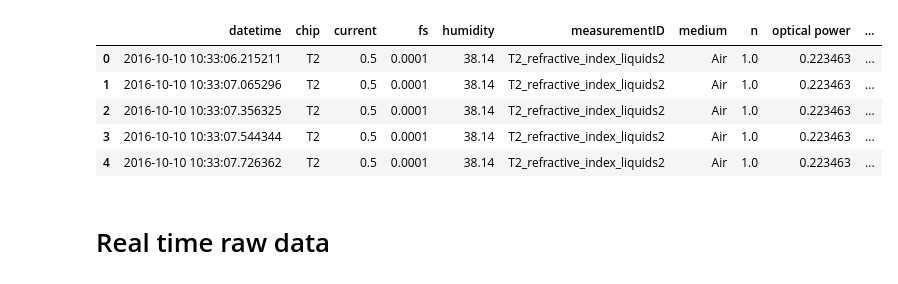
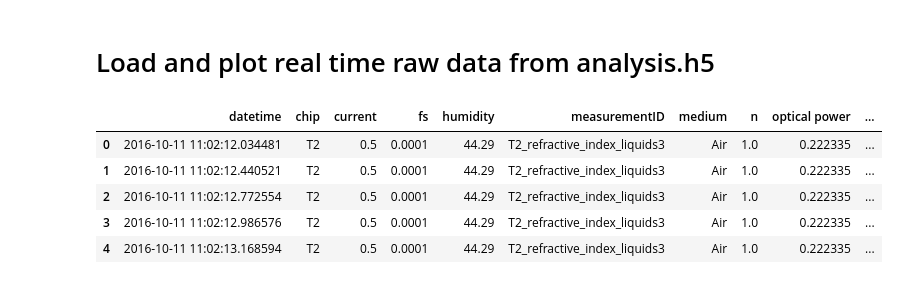
Before and after one commit to mn14tm/FlowCellPicoscope, a Jupyter notebook: Examples/h5Analysis_refractiveIndexLiquids_sweepLaserPower.ipynb, the cells around one changed output. Drawn from its saved outputs; the diff is of its cells as text; code cells hidden in the pictures.

```diff
--- a/Examples/h5Analysis_refractiveIndexLiquids_sweepLaserPower.ipynb
+++ b/Examples/h5Analysis_refractiveIndexLiquids_sweepLaserPower.ipynb
@@ -19,20 +19,20 @@ save = False
+# %% [markdown]
+# Load and plot real time raw data from analysis.h5
 # %%
 # Load HDF file
-folder = 'T2_refractive_index_liquids2'
+folder = 'T2_refractive_index_liquids3'
 data_folder = '../Data/'  # 'Z:/LabOnChip/Data/'
 df = pd.HDFStore(data_folder + str(folder) +'/analysis.h5')['df']
 
 # Create column for time since start of measurement
 df['delta'] = (df['datetime']-df['datetime'][0]).fillna(0).astype('timedelta64[us]')/(1E6*60)
 
 df.head()
 # df.info()
 # %% [output]
 |  | datetime | chip | current | fs | humidity | measurementID | medium | n | optical power | ... |
-| 0 | 2016-10-10 10:33:06.215211 | T2 | 0.5 | 0.0001 | 38.14 | T2_refractive_index_liquids2 | Air | 1.0 | 0.223463 | ... |
-| 1 | 2016-10-10 10:33:07.065296 | T2 | 0.5 | 0.0001 | 38.14 | T2_refractive_index_liquids2 | Air | 1.0 | 0.223463 | ... |
-| 2 | 2016-10-10 10:33:07.356325 | T2 | 0.5 | 0.0001 | 38.14 | T2_refractive_index_liquids2 | Air | 1.0 | 0.223463 | ... |
-| 3 | 2016-10-10 10:33:07.544344 | T2 | 0.5 | 0.0001 | 38.14 | T2_refractive_index_liquids2 | Air | 1.0 | 0.223463 | ... |
-| 4 | 2016-10-10 10:33:07.726362 | T2 | 0.5 | 0.0001 | 38.14 | T2_refractive_index_liquids2 | Air | 1.0 | 0.223463 | ... |
+| 0 | 2016-10-11 11:02:12.034481 | T2 | 0.5 | 0.0001 | 44.29 | T2_refractive_index_liquids3 | Air | 1.0 | 0.222335 | ... |
+| 1 | 2016-10-11 11:02:12.440521 | T2 | 0.5 | 0.0001 | 44.29 | T2_refractive_index_liquids3 | Air | 1.0 | 0.222335 | ... |
+| 2 | 2016-10-11 11:02:12.772554 | T2 | 0.5 | 0.0001 | 44.29 | T2_refractive_index_liquids3 | Air | 1.0 | 0.222335 | ... |
+| 3 | 2016-10-11 11:02:12.986576 | T2 | 0.5 | 0.0001 | 44.29 | T2_refractive_index_liquids3 | Air | 1.0 | 0.222335 | ... |
+| 4 | 2016-10-11 11:02:13.168594 | T2 | 0.5 | 0.0001 | 44.29 | T2_refractive_index_liquids3 | Air | 1.0 | 0.222335 | ... |
-# %% [markdown]
-# Real time raw data
```
Also changed, not shown: parts of 26 cells of this notebook, 1 other file.
